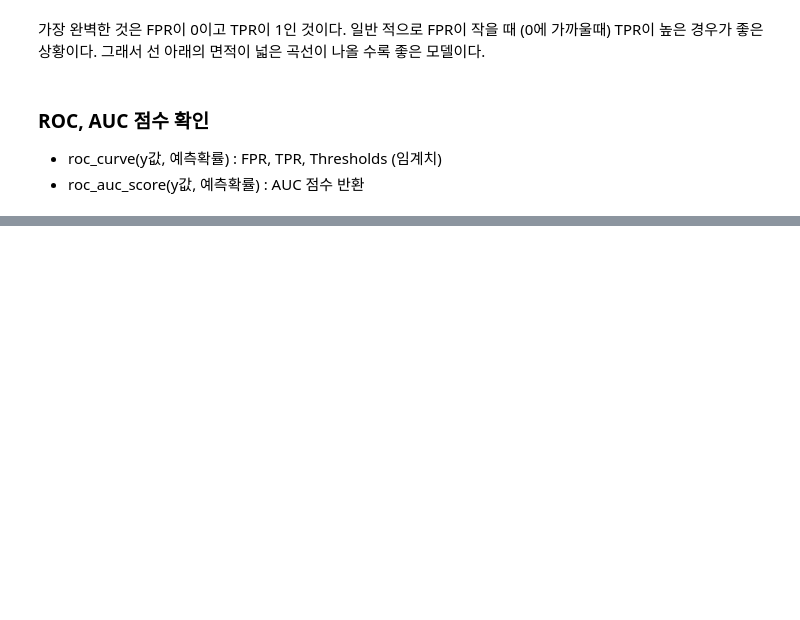
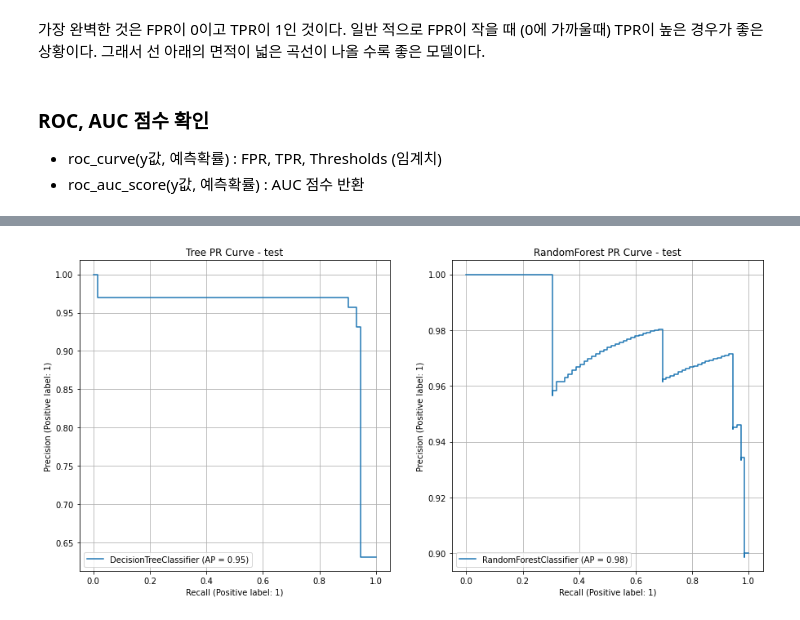
Before and after one commit to purple-cabbage0030/class_review, a Jupyter notebook: 11.MachineLearning/05_분류 평가지표.ipynb, the cells around one changed output, grey strips where cells are left out. Cells and saved outputs as stored; diff of their text form; code cells hidden in the pictures; blank space fills up the shorter version.

```diff
--- a/11.MachineLearning/05_분류 평가지표.ipynb
+++ b/11.MachineLearning/05_분류 평가지표.ipynb
@@ -852,0 +1123,14 @@ RandomForest AP score 0.8486345312919419
+# %%
+fig, ax = plt.subplots(1, 2, figsize=(15, 7))
+
+plot_precision_recall_curve(tree, X_test_scaled, y_test, ax=ax[0])
+plot_precision_recall_curve(rf, X_test_scaled, y_test, ax=ax[1])
+
+ax[0].set_title('Tree PR Curve - test')
+ax[0].grid(True)
+ax[1].set_title('RandomForest PR Curve - test')
+ax[1].grid(True)
+# plt.yticks(np.arange(0, 1.01, 0.1))
+plt.show()
+# %% [output]
+[figure, added]
```
Also changed, not shown: parts of 35 cells of this notebook.
